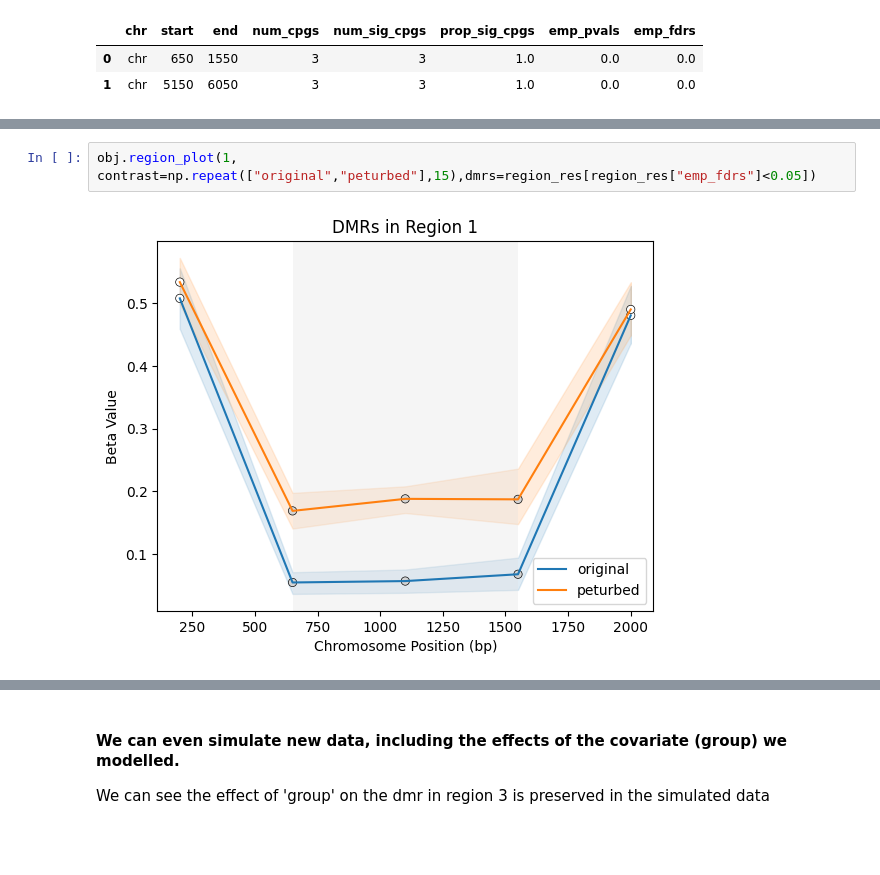
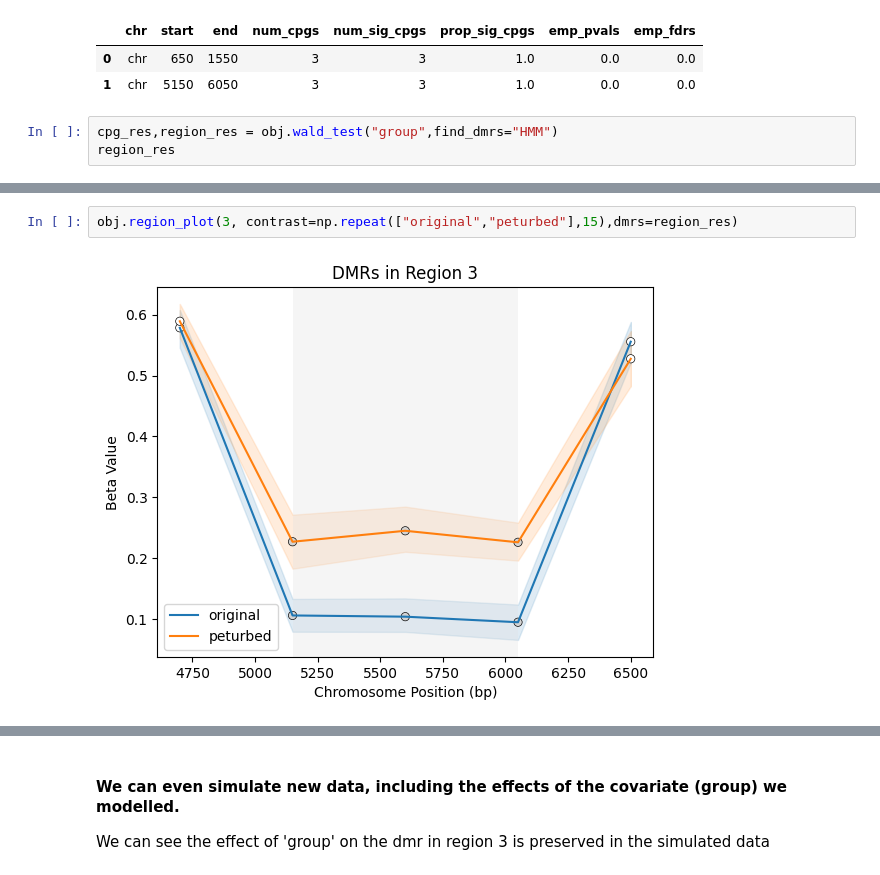
Before and after one commit to AndyCGraham/pyMethTools, a Jupyter notebook: vignettes/vignette.ipynb, the cells around one changed output, grey strips where cells are left out. Cells and saved outputs as stored; diff of their text form; blank space fills up the shorter version.

```diff
--- a/vignettes/vignette.ipynb
+++ b/vignettes/vignette.ipynb
@@ -125,3 +125,6 @@ region_res
 |  | chr | start | end | num_cpgs | num_sig_cpgs | prop_sig_cpgs | emp_pvals | emp_fdrs |
 | 0 | chr | 650 | 1550 | 3 | 3 | 1.0 | 0.0 | 0.0 |
 | 1 | chr | 5150 | 6050 | 3 | 3 | 1.0 | 0.0 | 0.0 |
+# %%
+cpg_res,region_res = obj.wald_test("group",find_dmrs="HMM")
+region_res
@@ -133,4 +141,4 @@ obj.region_plot(1, contrast=np.repeat(["original","peturbed"],15))
-# %%
-obj.region_plot(1, contrast=np.repeat(["original","peturbed"],15),dmrs=region_res[region_res["emp_fdrs"]<0.05])
-# %% [output]
-[figure, removed]
+# %%
+obj.region_plot(3, contrast=np.repeat(["original","peturbed"],15),dmrs=region_res)
+# %% [output]
+[figure, added]
```
Also changed, not shown: parts of 13 cells of this notebook, 1 other file.
